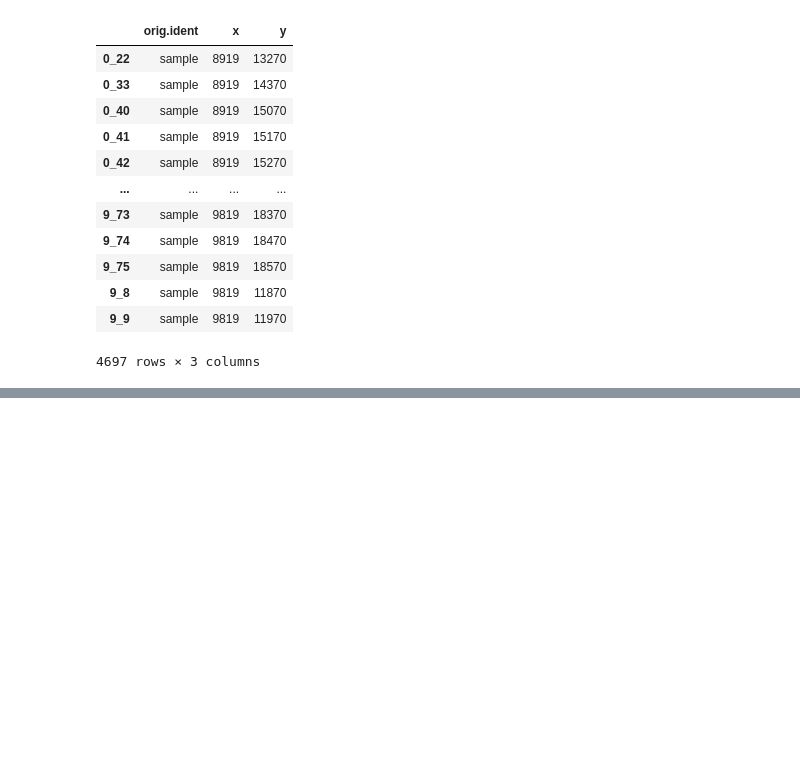
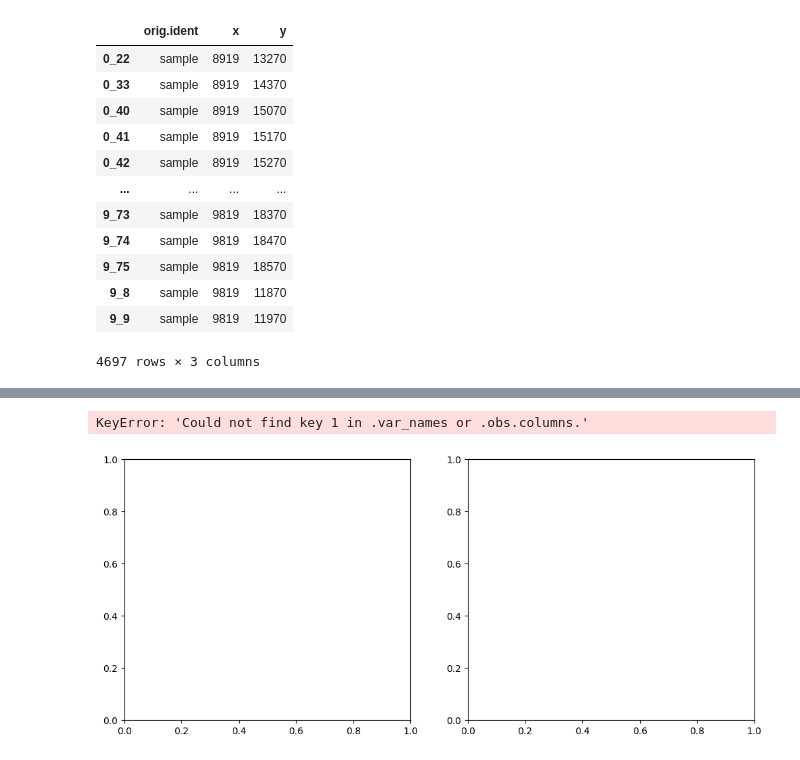
Before and after one commit to karanwxliaa/MultiOmics-Research, a Jupyter notebook: proposed_model/ARCH2_tfv2_Variational_SpatialGlue_ClipLoss_Sterio.ipynb, the cells around one changed output, grey strips where cells are left out. Saved outputs shown, nothing was run; the diff lists cells and outputs as text; code cells hidden in the pictures; blank space fills up the shorter version.

```diff
--- a/proposed_model/ARCH2_tfv2_Variational_SpatialGlue_ClipLoss_Sterio.ipynb
+++ b/proposed_model/ARCH2_tfv2_Variational_SpatialGlue_ClipLoss_Sterio.ipynb
@@ -1187,7 +1284,7 @@ The graph contains 18316 edges, 4697 cells.
 3.8995 neighbors per cell on average.
 [figure]
 # %%
-gdata = train_STAGATE(gdata,pdata,n_epochs=500,hidden_dims2=[128, 30], alpha=0)
+gdata = train_STAGATE(gdata,pdata,n_epochs=200,hidden_dims2=[128, 30], alpha=0)
 # %% [output]
 Size of Input for gene data :  (4697, 3000)
 Size of Input for protein data :  (4697, 51)
@@ -1266,3 +1340,0 @@ sc.tl.umap(gdata)
-# %%
-plt.rcParams["figure.figsize"] = (4, 4)
-sc.pl.umap(gdata, color=["mclust"], title=['ARCH_2'])
@@ -1271,3 +1340,0 @@ sc.pl.umap(gdata, color=["mclust"], title=['ARCH_2'])
-# %%
-plt.rcParams["figure.figsize"] = (10, 4)
-sc.pl.embedding(gdata, basis='spatial', color='mclust', title='MClust_Clip', s=150, show=False)
@@ -1276,0 +1503,15 @@ sc.pl.embedding(gdata, basis='spatial', color='mclust', title='MClust_Clip', s=1
+# %%
+for tool in ['leiden','louvain']:
+   # we use mcluster as clustering tool by default.
+   print(tool)
+
+   # performing PCA
+   gdata.obsm['emb_combined_pca'] = sc.tl.pca(gdata.obsm['MY_ARCH'], n_comps=20)
+
+   # clustering
+   if tool == 'mclust':
+      clustering(gdata, key='emb_combined_pca', add_key='1', n_clusters=8, method=tool)
+   elif tool in ['leiden']:
+      clustering(gdata, key='emb_combined_pca', add_key='2', n_clusters=8, method=tool, start=0.1, end=2.0, increment=0.1)
+   elif tool in ['louvain']:
+      clustering(gdata, key='emb_combined_pca', add_key='3', n_clusters=8, method=tool, start=0.1, end=2.0, increment=0.1)
@@ -1276,0 +1536,14 @@ sc.pl.embedding(gdata, basis='spatial', color='mclust', title='MClust_Clip', s=1
+# %%
+# visualization Mclust
+fig, ax_list = plt.subplots(1, 2, figsize=(12, 5))
+sc.pp.neighbors(gdata, use_rep='emb_combined_pca', n_neighbors=10)
+sc.tl.umap(gdata)
+
+sc.pl.umap(gdata, color='1', ax=ax_list[0], title='mclust', s=60, show=False)
+sc.pl.embedding(gdata, basis='spatial', color='1', ax=ax_list[1], title='mclust', s=90, show=False)
+
+plt.tight_layout(w_pad=0.3)
+plt.show()
+# %% [output]
+KeyError: 'Could not find key 1 in .var_names or .obs.columns.'
+[figure, added]
```
Also changed, not shown: parts of 15 cells of this notebook.
